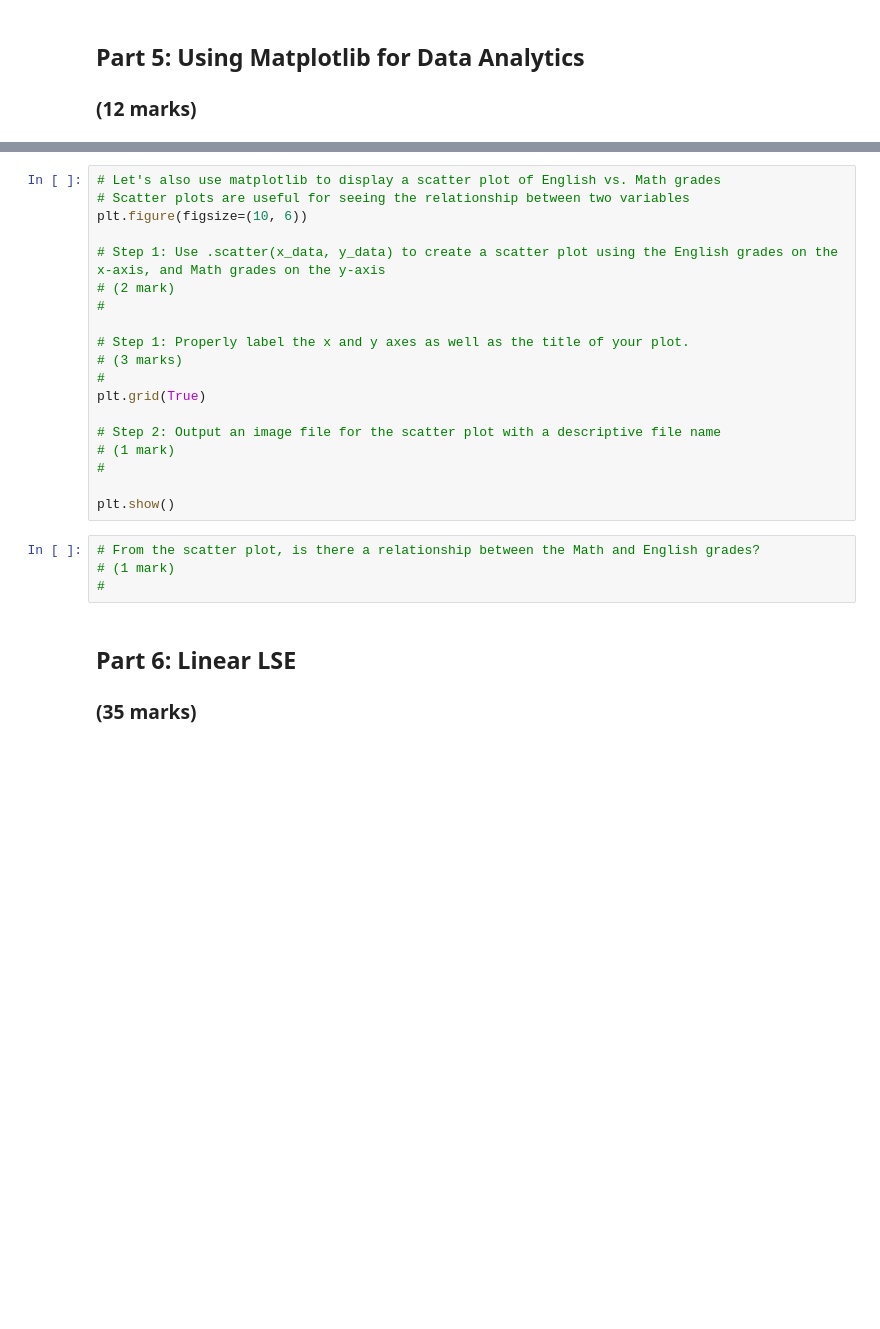
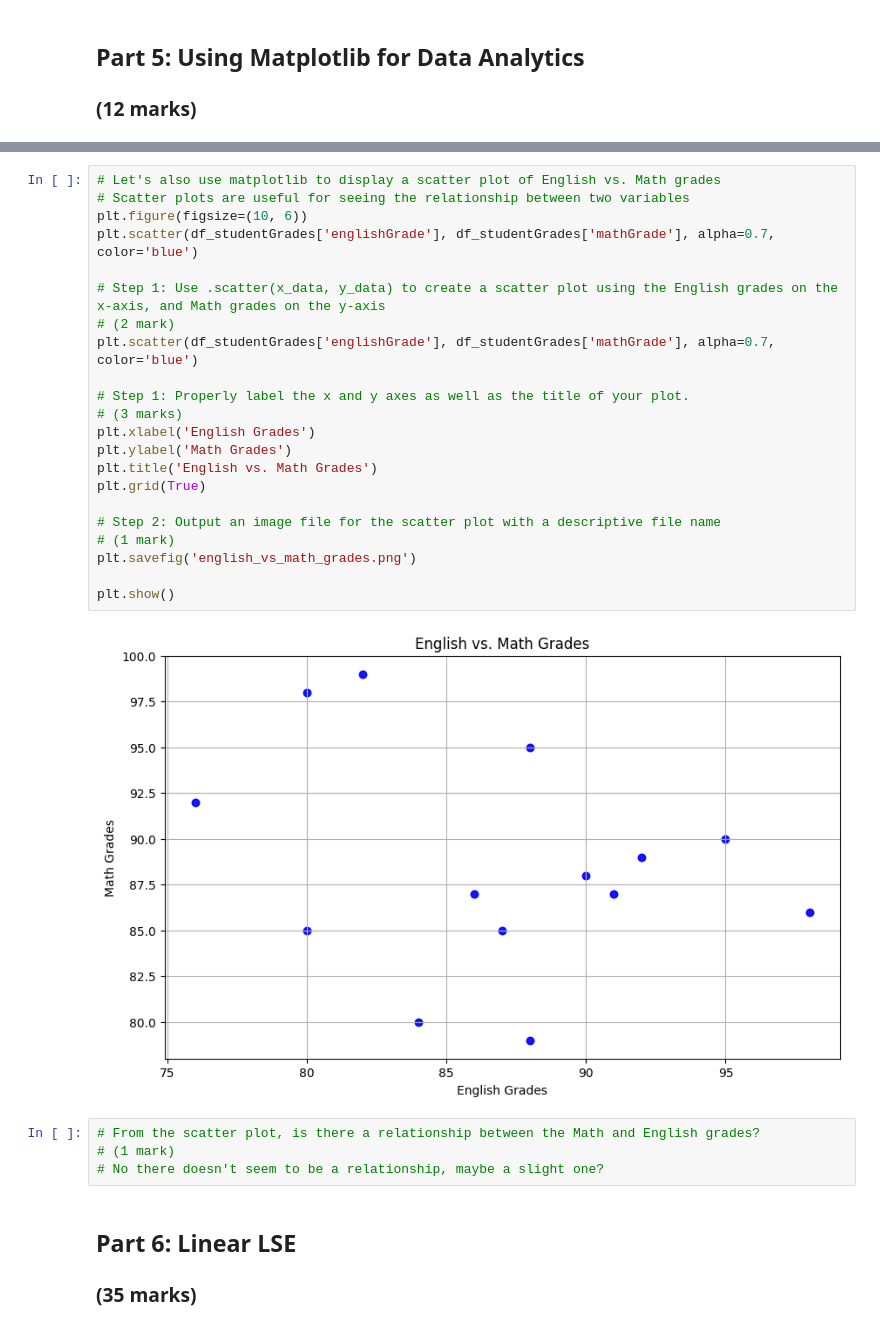
Before and after one commit to HemenSamadi/ENGG680_2025_Fall, a Jupyter notebook: Lab_Assignment1/StudentGradeManagementSystem.ipynb, the cells around one changed output, grey strips where cells are left out. Drawn from its saved outputs; the diff is of its cells as text; blank space fills up the shorter version.

```diff
--- a/Lab_Assignment1/StudentGradeManagementSystem.ipynb
+++ b/Lab_Assignment1/StudentGradeManagementSystem.ipynb
@@ -421,26 +635,31 @@ plt.show()
 # %%
 # Let's also use matplotlib to display a scatter plot of English vs. Math grades
 # Scatter plots are useful for seeing the relationship between two variables
 plt.figure(figsize=(10, 6))
+plt.scatter(df_studentGrades['englishGrade'], df_studentGrades['mathGrade'], alpha=0.7, color='blue')
 
 # Step 1: Use .scatter(x_data, y_data) to create a scatter plot using the English grades on the x-axis, and Math grades on the y-axis
 # (2 mark)
-#
+plt.scatter(df_studentGrades['englishGrade'], df_studentGrades['mathGrade'], alpha=0.7, color='blue')
 
 # Step 1: Properly label the x and y axes as well as the title of your plot.
 # (3 marks)
-#
+plt.xlabel('English Grades')
+plt.ylabel('Math Grades')
+plt.title('English vs. Math Grades')
 plt.grid(True)
 
 # Step 2: Output an image file for the scatter plot with a descriptive file name
 # (1 mark)
-#
+plt.savefig('english_vs_math_grades.png')
 
 plt.show()
+# %% [output]
+[figure, added]
 # %%
 # From the scatter plot, is there a relationship between the Math and English grades?
 # (1 mark)
-#
+# No there doesn't seem to be a relationship, maybe a slight one?
 # %% [markdown]
 ## Part 6: Linear LSE
 ### (35 marks)
```
Also changed, not shown: parts of 58 cells of this notebook.
